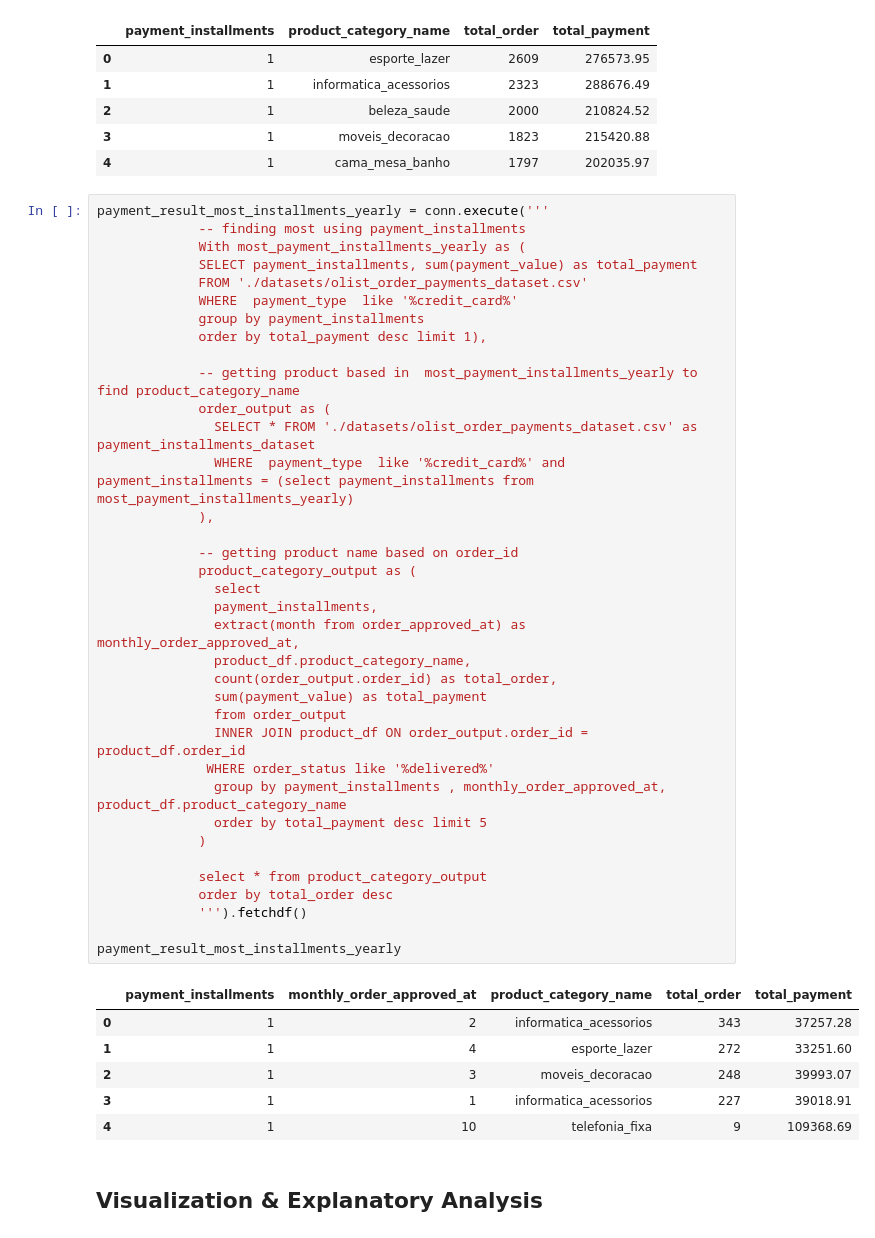
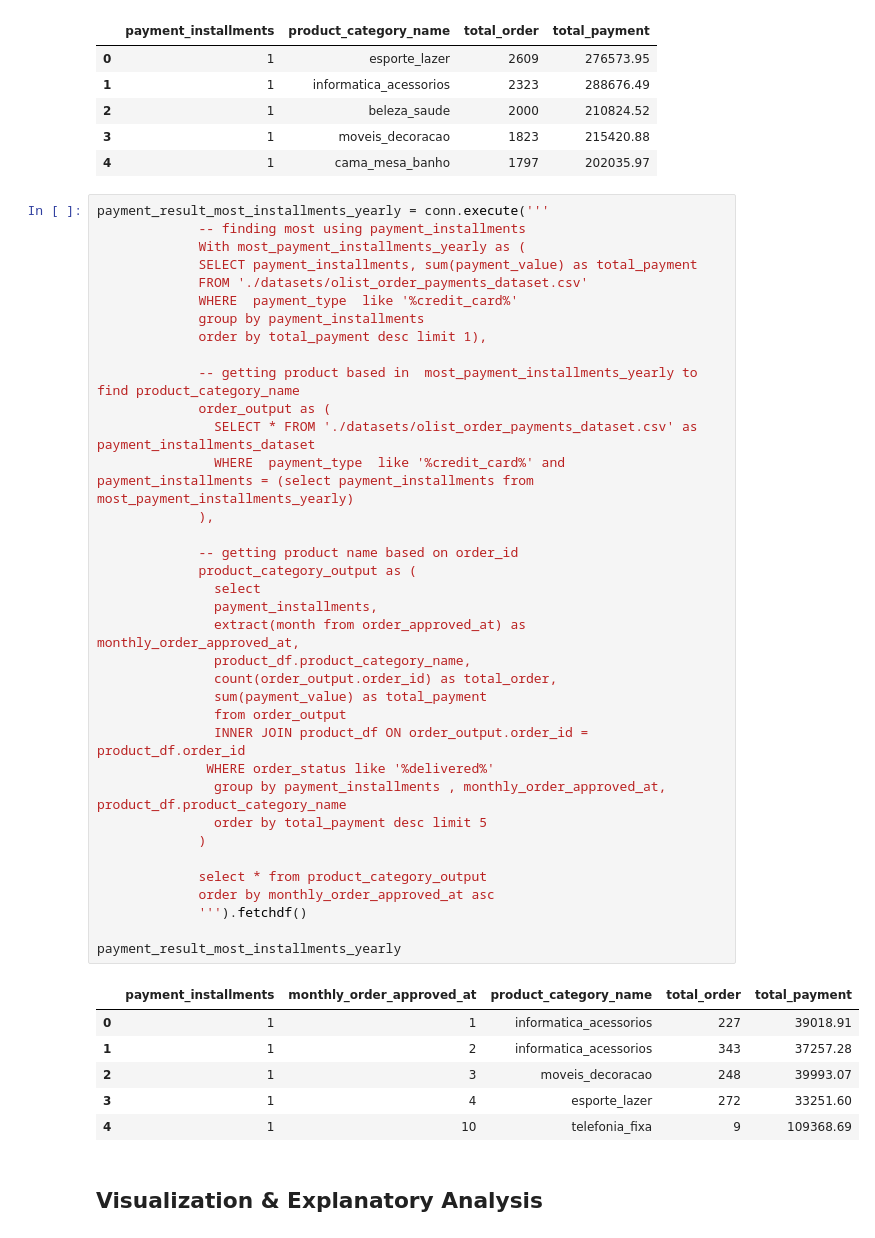
Before and after one commit to RedimRedim/Dicoding_Submission_DataAnalyst, a Jupyter notebook: Proyek_Analisis_Data_duckdb.ipynb, the cells around one changed output. Drawn from its saved outputs; the diff is of its cells as text.

```diff
--- a/Proyek_Analisis_Data_duckdb.ipynb
+++ b/Proyek_Analisis_Data_duckdb.ipynb
@@ -134,38 +134,38 @@ payment_result_most_installments_yearly = conn.execute('''
              group by payment_installments
              order by total_payment desc limit 1),
 
              -- getting product based in  most_payment_installments_yearly to find product_category_name
              order_output as (
                SELECT * FROM './datasets/olist_order_payments_dataset.csv' as payment_installments_dataset
                WHERE  payment_type  like '%credit_card%' and payment_installments = (select payment_installments from most_payment_installments_yearly)
              ),
 
              -- getting product name based on order_id
              product_category_output as (
                select
                payment_installments,
                extract(month from order_approved_at) as monthly_order_approved_at,
                product_df.product_category_name,
                count(order_output.order_id) as total_order,
                sum(payment_value) as total_payment
                from order_output
                INNER JOIN product_df ON order_output.order_id = product_df.order_id
               WHERE order_status like '%delivered%'
                group by payment_installments , monthly_order_approved_at,  product_df.product_category_name
                order by total_payment desc limit 5
              )
 
              select * from product_category_output
-             order by total_order desc
+             order by monthly_order_approved_at asc
              ''').fetchdf()
 
 payment_result_most_installments_yearly
 # %% [output]
 |  | payment_installments | monthly_order_approved_at | product_category_name | total_order | total_payment |
-| 0 | 1 | 2 | informatica_acessorios | 343 | 37257.28 |
-| 1 | 1 | 4 | esporte_lazer | 272 | 33251.60 |
+| 0 | 1 | 1 | informatica_acessorios | 227 | 39018.91 |
+| 1 | 1 | 2 | informatica_acessorios | 343 | 37257.28 |
 | 2 | 1 | 3 | moveis_decoracao | 248 | 39993.07 |
-| 3 | 1 | 1 | informatica_acessorios | 227 | 39018.91 |
+| 3 | 1 | 4 | esporte_lazer | 272 | 33251.60 |
 | 4 | 1 | 10 | telefonia_fixa | 9 | 109368.69 |
 # %% [markdown]
 ## Visualization & Explanatory Analysis
```
Also changed, not shown: parts of 3 cells of this notebook.
